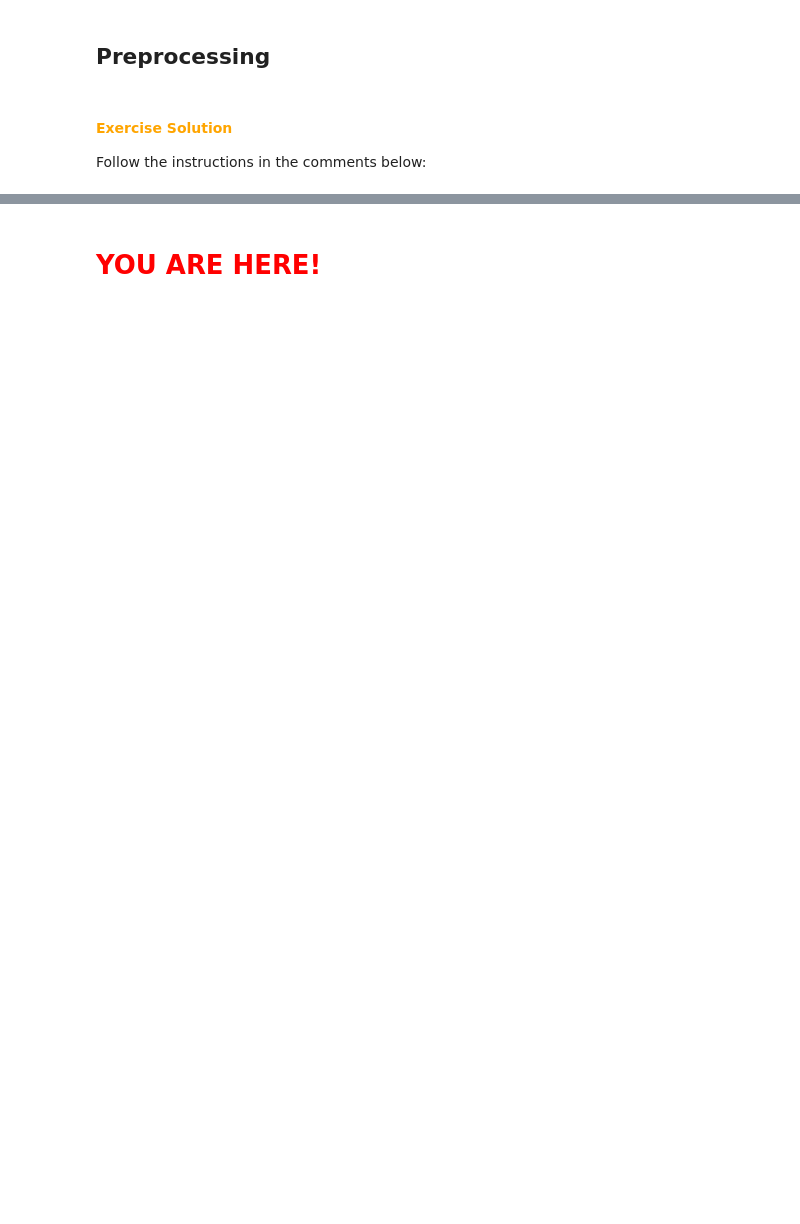
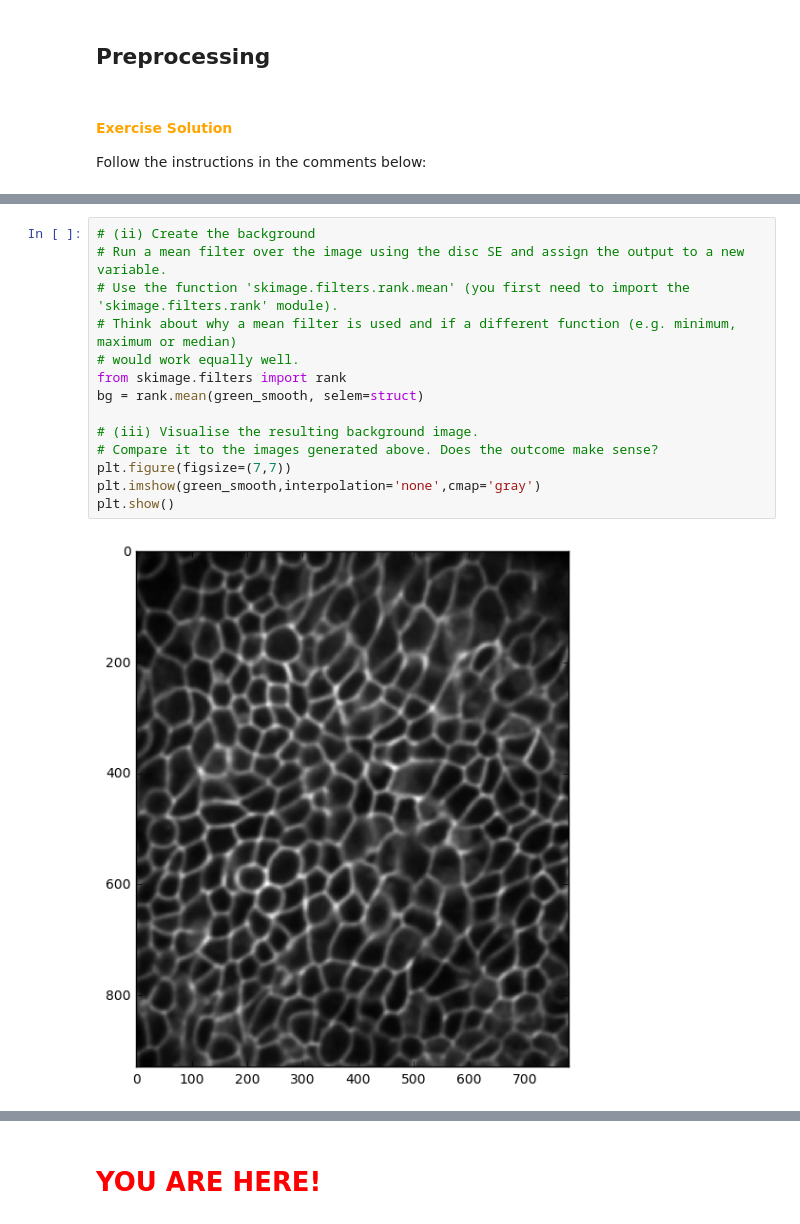
Before and after one commit to tobyhodges/python-workshop-image-processing, a Jupyter notebook: main_tutorial/tutorial_pipeline_solutions.ipynb, the cells around one changed output, grey strips where cells are left out. Drawn from its saved outputs; the diff is of its cells as text; blank space fills up the shorter version.

```diff
--- a/main_tutorial/tutorial_pipeline_solutions.ipynb
+++ b/main_tutorial/tutorial_pipeline_solutions.ipynb
@@ -145,0 +199,16 @@ plt.show()
+# %%
+# (ii) Create the background
+# Run a mean filter over the image using the disc SE and assign the output to a new variable.
+# Use the function 'skimage.filters.rank.mean' (you first need to import the 'skimage.filters.rank' module).
+# Think about why a mean filter is used and if a different function (e.g. minimum, maximum or median)
+# would work equally well.
+from skimage.filters import rank
+bg = rank.mean(green_smooth, selem=struct)
+
+# (iii) Visualise the resulting background image.
+# Compare it to the images generated above. Does the outcome make sense?
+plt.figure(figsize=(7,7))
+plt.imshow(green_smooth,interpolation='none',cmap='gray')
+plt.show()
+# %% [output]
+[figure, added]
```
Also changed, not shown: parts of 19 cells of this notebook, 1 other file.
